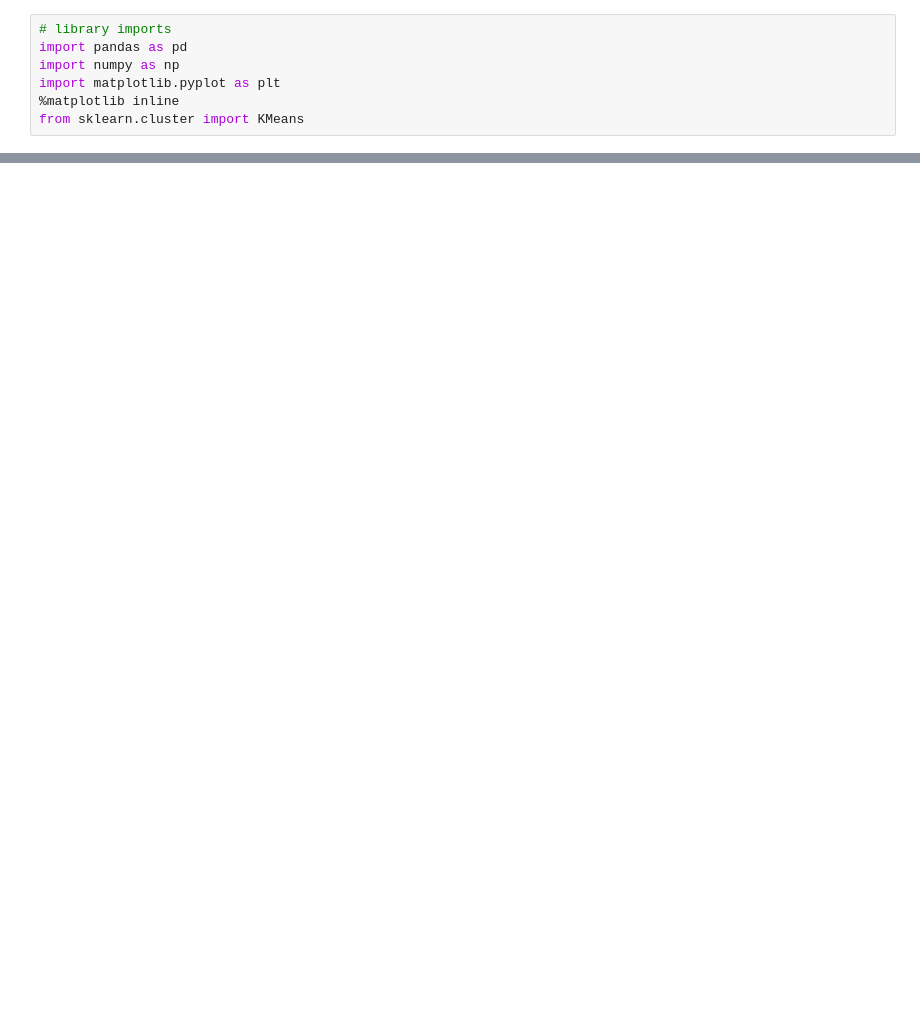
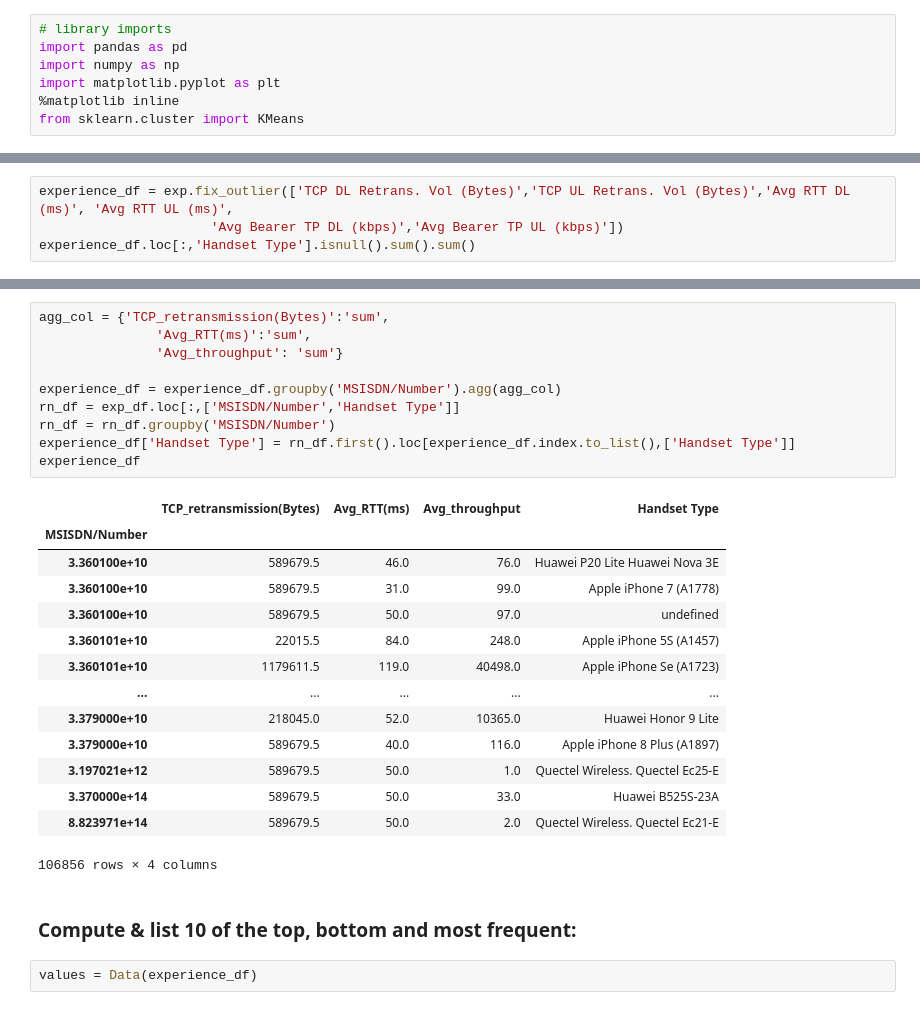
Before and after one commit to khaiyra/TellCo-Analysis, a Jupyter notebook: notebooks/Experience-Analytics.ipynb, the cells around one changed output, grey strips where cells are left out. Drawn from its saved outputs; the diff is of its cells as text; blank space fills up the shorter version.

```diff
--- a/notebooks/Experience-Analytics.ipynb
+++ b/notebooks/Experience-Analytics.ipynb
@@ -50,0 +89,4 @@ def standardize_column(self, column: str) -> pd.DataFrame:
+# %%
+experience_df = exp.fix_outlier(['TCP DL Retrans. Vol (Bytes)','TCP UL Retrans. Vol (Bytes)','Avg RTT DL (ms)', 'Avg RTT UL (ms)',
+                      'Avg Bearer TP DL (kbps)','Avg Bearer TP UL (kbps)'])
+experience_df.loc[:,'Handset Type'].isnull().sum().sum()
@@ -50,0 +122,29 @@ def standardize_column(self, column: str) -> pd.DataFrame:
+# %%
+agg_col = {'TCP_retransmission(Bytes)':'sum',
+               'Avg_RTT(ms)':'sum',
+               'Avg_throughput': 'sum'}
+
+experience_df = experience_df.groupby('MSISDN/Number').agg(agg_col)
+rn_df = exp_df.loc[:,['MSISDN/Number','Handset Type']]
+rn_df = rn_df.groupby('MSISDN/Number')
+experience_df['Handset Type'] = rn_df.first().loc[experience_df.index.to_list(),['Handset Type']]
+experience_df
+# %% [output]
+|  | TCP_retransmission(Bytes) | Avg_RTT(ms) | Avg_throughput | Handset Type |
+| MSISDN/Number |  |  |  |  |
+| 3.360100e+10 | 589679.5 | 46.0 | 76.0 | Huawei P20 Lite Huawei Nova 3E |
+| 3.360100e+10 | 589679.5 | 31.0 | 99.0 | Apple iPhone 7 (A1778) |
+| 3.360100e+10 | 589679.5 | 50.0 | 97.0 | undefined |
+| 3.360101e+10 | 22015.5 | 84.0 | 248.0 | Apple iPhone 5S (A1457) |
+| 3.360101e+10 | 1179611.5 | 119.0 | 40498.0 | Apple iPhone Se (A1723) |
+| ... | ... | ... | ... | ... |
+| 3.379000e+10 | 218045.0 | 52.0 | 10365.0 | Huawei Honor 9 Lite |
+| 3.379000e+10 | 589679.5 | 40.0 | 116.0 | Apple iPhone 8 Plus (A1897) |
+| 3.197021e+12 | 589679.5 | 50.0 | 1.0 | Quectel Wireless. Quectel Ec25-E |
+| 3.370000e+14 | 589679.5 | 50.0 | 33.0 | Huawei B525S-23A |
+| 8.823971e+14 | 589679.5 | 50.0 | 2.0 | Quectel Wireless. Quectel Ec21-E |
+106856 rows × 4 columns
+# %% [markdown]
+### Compute & list 10 of the top, bottom and most frequent:
+# %%
+values = Data(experience_df)
```
Also changed, not shown: parts of 34 cells of this notebook.
